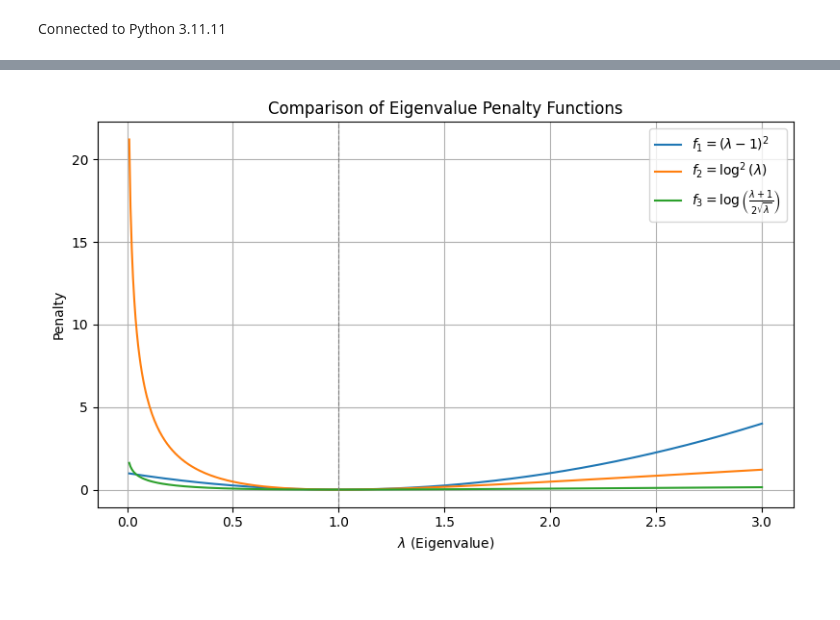
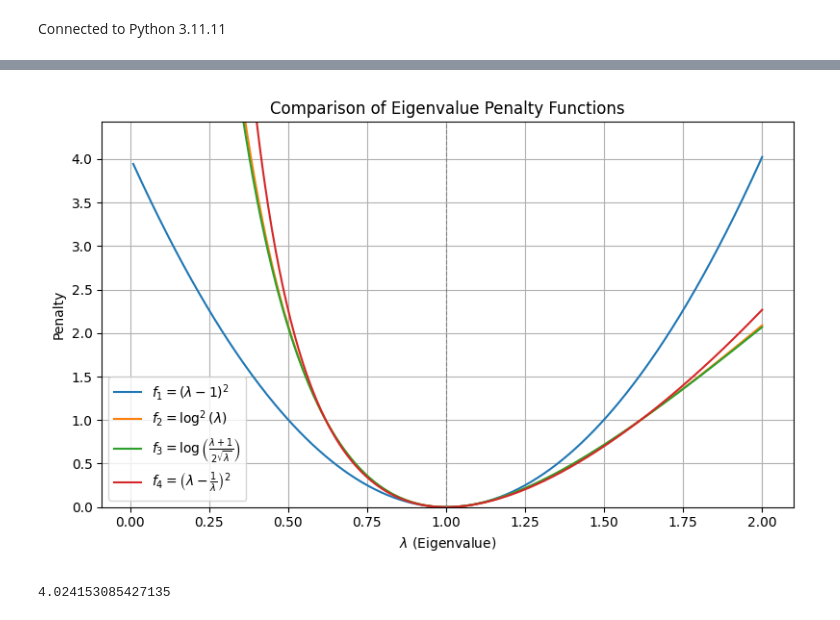
Before and after one commit to orcohen1006/thesis_code, a Jupyter notebook: Interactive-1.ipynb, the cells around one changed output, grey strips where cells are left out. Saved outputs shown, nothing was run; the diff lists cells and outputs as text; code cells hidden in the pictures.

```diff
--- a/Interactive-1.ipynb
+++ b/Interactive-1.ipynb
@@ -70,28 +29,38 @@ plt.show()
 # %%
 import numpy as np
 import matplotlib.pyplot as plt
 
 # Range of eigenvalues
-lambda_vals = np.linspace(0.01, 3, 500)
+lambda_vals = np.linspace(0.01, 2, 500)
 
 # Define the three functions
 f1 = (lambda_vals - 1)**2
 f2 = np.log(lambda_vals)**2
 f3 = np.log(0.5 * (lambda_vals + 1)) - 0.5 * np.log(lambda_vals)
+f4 = (lambda_vals - 1/lambda_vals)**2
 
+def normalize(vals):
+    _median = np.median(vals)
+    _min = np.min(vals)
+    return (vals - _min) / (_median - _min)
 # Plot
 plt.figure(figsize=(8, 5))
-plt.plot(lambda_vals, f1, label=r'$f_1 = (\lambda - 1)^2$')
-plt.plot(lambda_vals, f2, label=r'$f_2 = \log^2(\lambda)$')
-plt.plot(lambda_vals, f3, label=r'$f_3 = \log\left(\frac{\lambda + 1}{2\sqrt{\lambda}}\right)$')
-
+plt.plot(lambda_vals, normalize(f1), label=r'$f_1 = (\lambda - 1)^2$')
+plt.plot(lambda_vals, normalize(f2), label=r'$f_2 = \log^2(\lambda)$')
+plt.plot(lambda_vals, normalize(f3), label=r'$f_3 = \log\left(\frac{\lambda + 1}{2\sqrt{\lambda}}\right)$')
+plt.plot(lambda_vals, normalize(f4), label=r'$f_4 = \left(\lambda - \frac{1}{\lambda}\right)^2$')
+plt.ylim(0, np.min([np.max(normalize(f1)), np.max(normalize(f2)), np.max(normalize(f3)), np.max(normalize(f4))]) * 1.1)
 plt.axvline(1, color='gray', linestyle='--', linewidth=0.8)
 plt.xlabel(r'$\lambda$ (Eigenvalue)')
 plt.ylabel('Penalty')
 plt.title('Comparison of Eigenvalue Penalty Functions')
 plt.legend()
 plt.grid(True)
 plt.tight_layout()
 plt.show()
 # %% [output]
-[figure, old version]
+[figure, new version]
+# %%
+np.min([np.max(normalize(f1)), np.max(normalize(f2)), np.max(normalize(f3)), np.max(normalize(f4))])
+# %% [output]
+4.024153085427135
```
Also changed, not shown: parts of 17 cells of this notebook, 6 other files.
